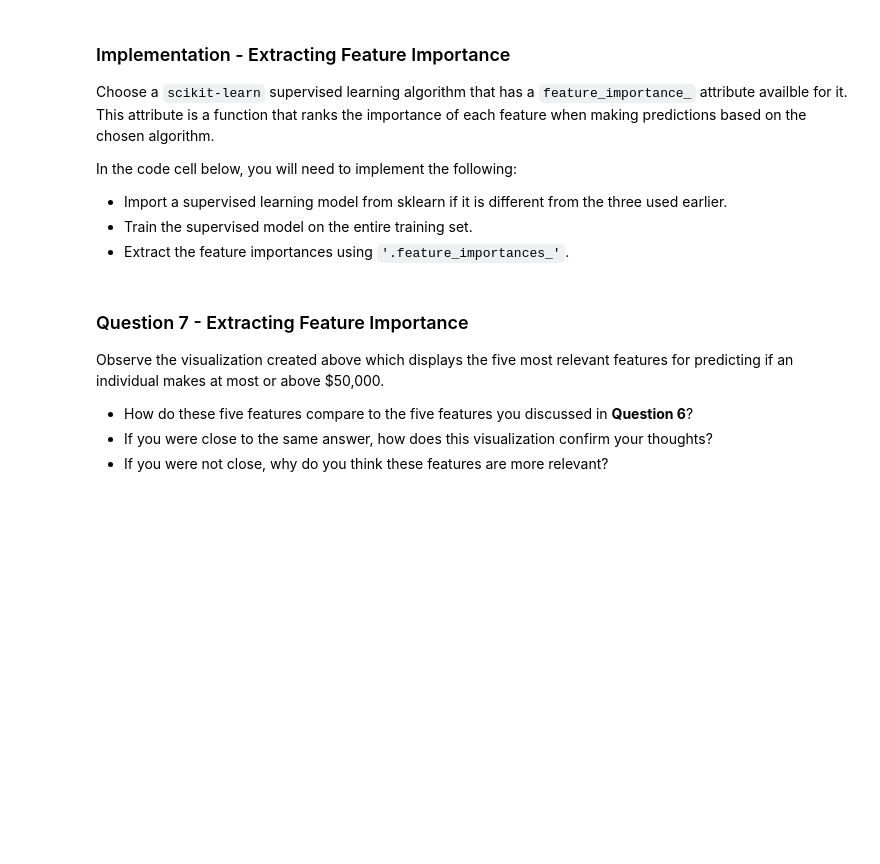
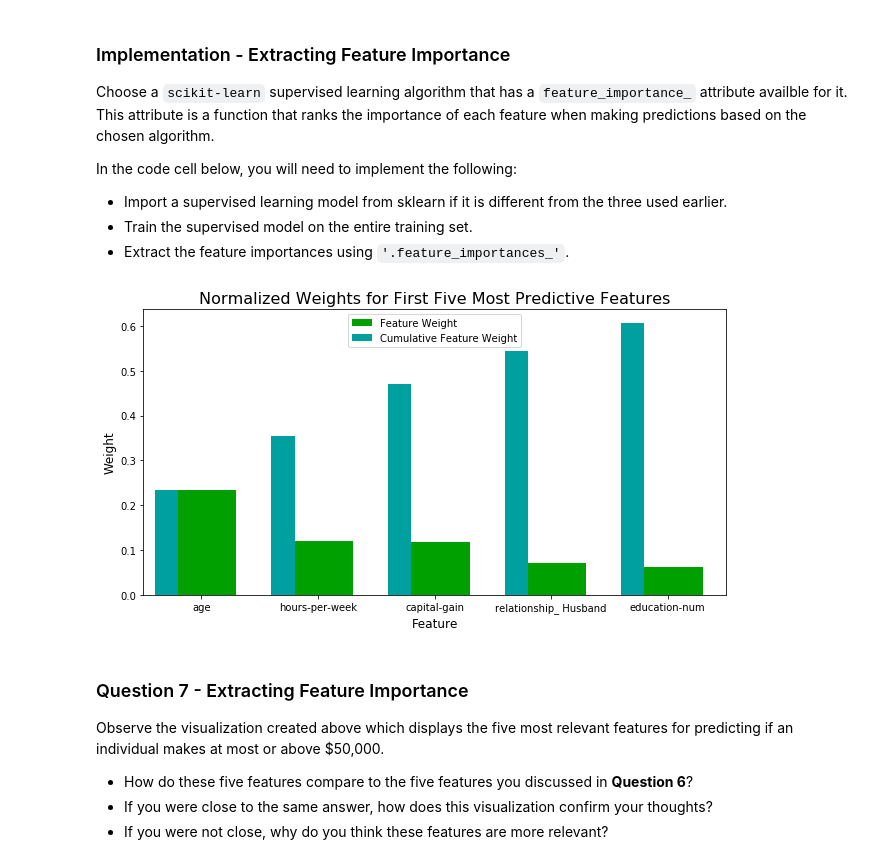
Before and after one commit to acheng1230/Udacity_MLND, a Jupyter notebook: projects/finding_donors/finding_donors.ipynb, the cells around one changed output. Drawn from its saved outputs; the diff is of its cells as text; code cells hidden in the pictures; blank space fills up the shorter version.

```diff
--- a/projects/finding_donors/finding_donors.ipynb
+++ b/projects/finding_donors/finding_donors.ipynb
@@ -498,16 +558,19 @@ In the code cell below, you will need to implement the following:
  - Extract the feature importances using `'.feature_importances_'`.
 # %%
 # TODO: Import a supervised learning model that has 'feature_importances_'
-
+from sklearn.ensemble import RandomForestClassifier
 
 # TODO: Train the supervised model on the training set using .fit(X_train, y_train)
-model = None
+clf = RandomForestClassifier()
+model = clf.fit(X_train, y_train)
 
 # TODO: Extract the feature importances using .feature_importances_
-importances = None
+importances = model.feature_importances_
 
 # Plot
 vs.feature_plot(importances, X_train, y_train)
+# %% [output]
+[figure, added]
 # %% [markdown]
 ### Question 7 - Extracting Feature Importance
 
```
Also changed, not shown: parts of 26 cells of this notebook, 2 other files.
